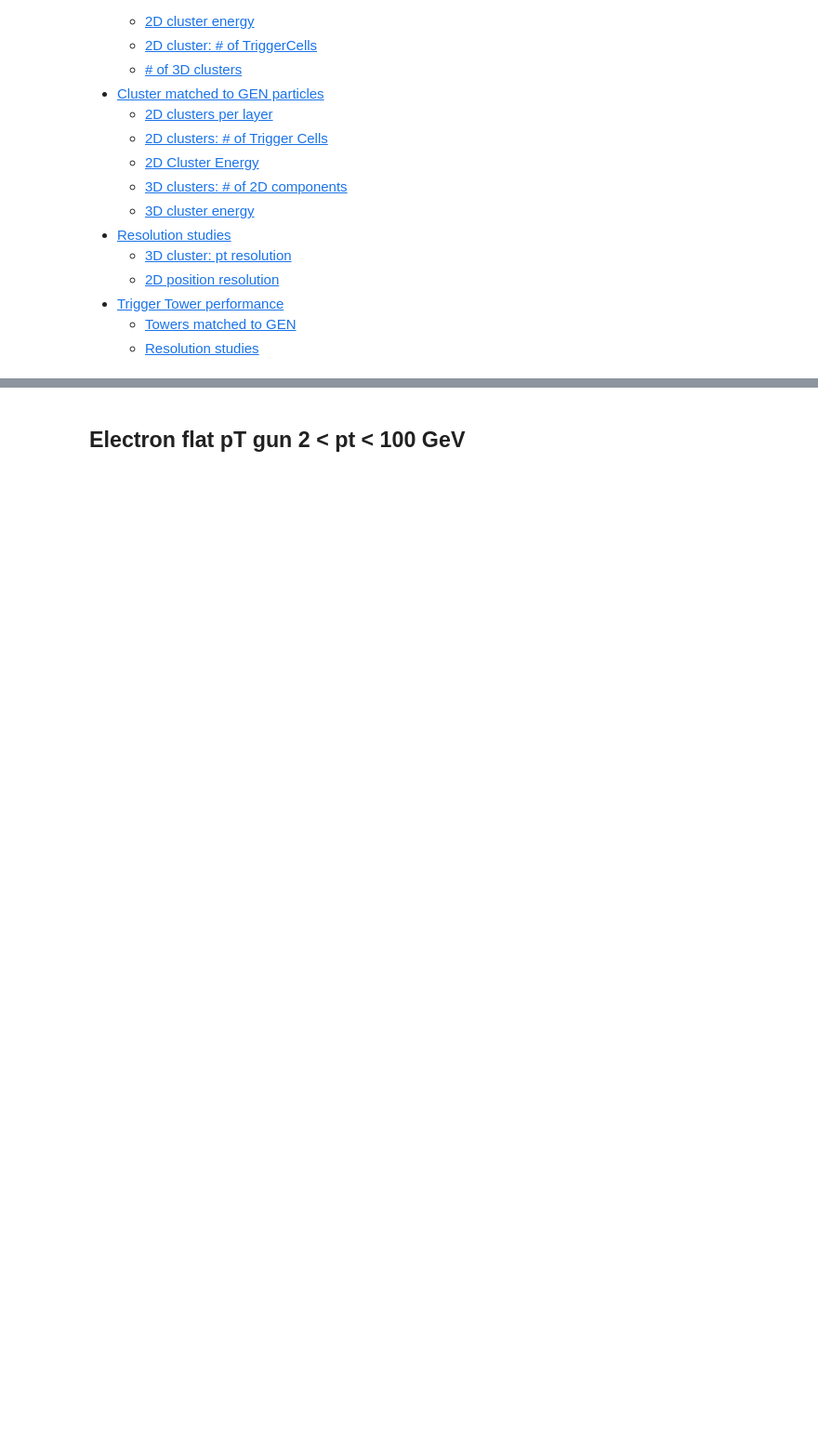
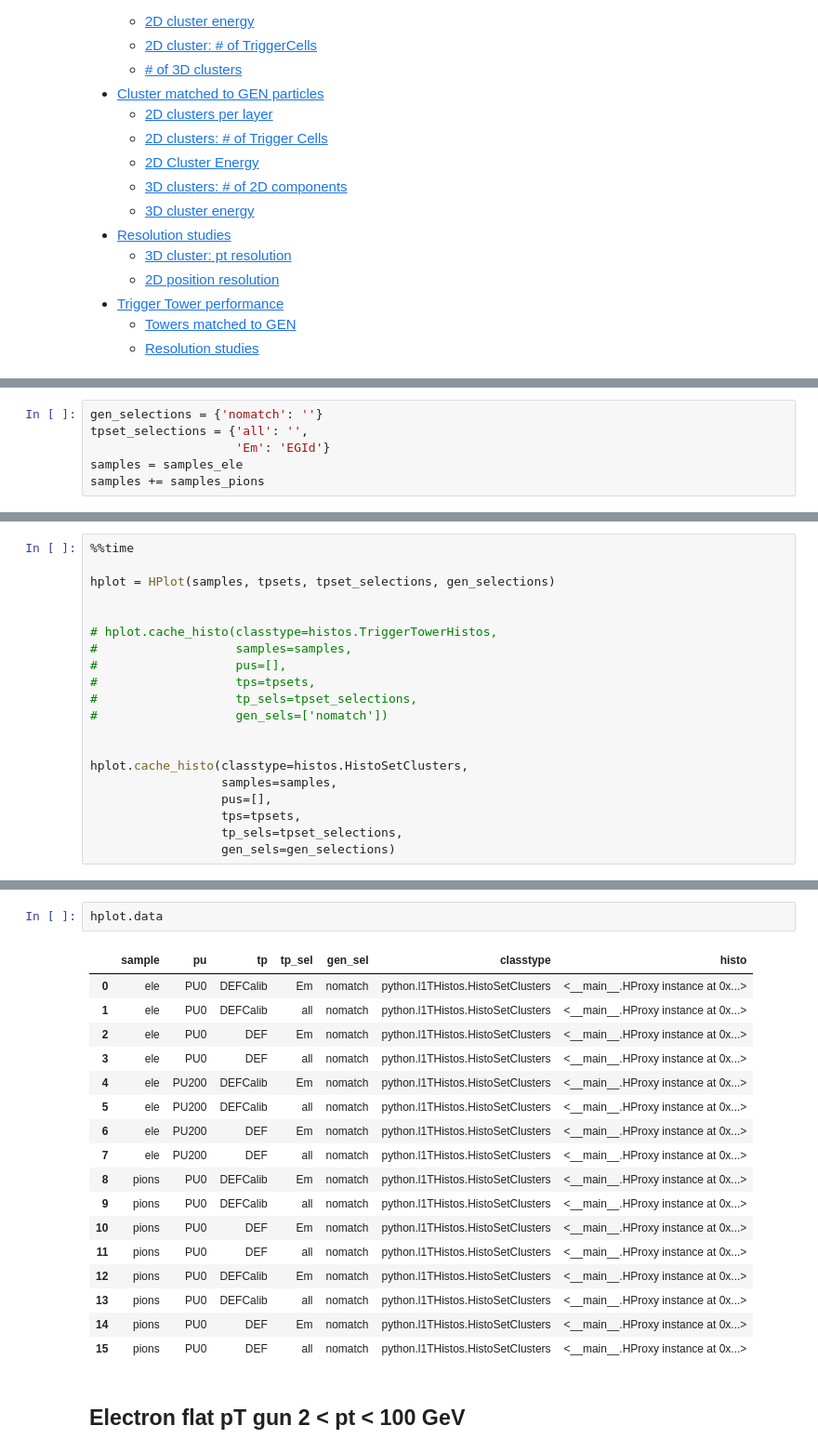
Before and after one commit to cerminar/ntuple-analysis, a Jupyter notebook: notebooks/plotter-notmatched-clusters.ipynb, the cells around one changed output, grey strips where cells are left out. Shown at 93% size. Saved outputs shown, nothing was run; the diff lists cells and outputs as text; blank space fills up the shorter version.

```diff
--- a/notebooks/plotter-notmatched-clusters.ipynb
+++ b/notebooks/plotter-notmatched-clusters.ipynb
@@ -364,0 +564,6 @@ Error in <TFile::TFile>: file ../plots1/histos_hadronGun_PU200_v38b.root does no
+# %%
+gen_selections = {'nomatch': ''}
+tpset_selections = {'all': '',
+                    'Em': 'EGId'}
+samples = samples_ele
+samples += samples_pions
@@ -364,0 +582,20 @@ Error in <TFile::TFile>: file ../plots1/histos_hadronGun_PU200_v38b.root does no
+# %%
+%%time
+
+hplot = HPlot(samples, tpsets, tpset_selections, gen_selections)
+
+
+# hplot.cache_histo(classtype=histos.TriggerTowerHistos,
+#                   samples=samples,
+#                   pus=[],
+#                   tps=tpsets,
+#                   tp_sels=tpset_selections,
+#                   gen_sels=['nomatch'])
+
+
+hplot.cache_histo(classtype=histos.HistoSetClusters,
+                  samples=samples,
+                  pus=[],
+                  tps=tpsets,
+                  tp_sels=tpset_selections,
+                  gen_sels=gen_selections)
@@ -365,2 +620,22 @@ Error in <TFile::TFile>: file ../plots1/histos_hadronGun_PU200_v38b.root does no
+# %%
+hplot.data
+# %% [output]
+|  | sample | pu | tp | tp_sel | gen_sel | classtype | histo |
+| 0 | ele | PU0 | DEFCalib | Em | nomatch | python.l1THistos.HistoSetClusters | <__main__.HProxy instance at 0x...> |
+| 1 | ele | PU0 | DEFCalib | all | nomatch | python.l1THistos.HistoSetClusters | <__main__.HProxy instance at 0x...> |
+| 2 | ele | PU0 | DEF | Em | nomatch | python.l1THistos.HistoSetClusters | <__main__.HProxy instance at 0x...> |
+| 3 | ele | PU0 | DEF | all | nomatch | python.l1THistos.HistoSetClusters | <__main__.HProxy instance at 0x...> |
+| 4 | ele | PU200 | DEFCalib | Em | nomatch | python.l1THistos.HistoSetClusters | <__main__.HProxy instance at 0x...> |
+| 5 | ele | PU200 | DEFCalib | all | nomatch | python.l1THistos.HistoSetClusters | <__main__.HProxy instance at 0x...> |
+| 6 | ele | PU200 | DEF | Em | nomatch | python.l1THistos.HistoSetClusters | <__main__.HProxy instance at 0x...> |
+| 7 | ele | PU200 | DEF | all | nomatch | python.l1THistos.HistoSetClusters | <__main__.HProxy instance at 0x...> |
+| 8 | pions | PU0 | DEFCalib | Em | nomatch | python.l1THistos.HistoSetClusters | <__main__.HProxy instance at 0x...> |
+| 9 | pions | PU0 | DEFCalib | all | nomatch | python.l1THistos.HistoSetClusters | <__main__.HProxy instance at 0x...> |
+| 10 | pions | PU0 | DEF | Em | nomatch | python.l1THistos.HistoSetClusters | <__main__.HProxy instance at 0x...> |
+| 11 | pions | PU0 | DEF | all | nomatch | python.l1THistos.HistoSetClusters | <__main__.HProxy instance at 0x...> |
+| 12 | pions | PU0 | DEFCalib | Em | nomatch | python.l1THistos.HistoSetClusters | <__main__.HProxy instance at 0x...> |
+| 13 | pions | PU0 | DEFCalib | all | nomatch | python.l1THistos.HistoSetClusters | <__main__.HProxy instance at 0x...> |
+| 14 | pions | PU0 | DEF | Em | nomatch | python.l1THistos.HistoSetClusters | <__main__.HProxy instance at 0x...> |
+| 15 | pions | PU0 | DEF | all | nomatch | python.l1THistos.HistoSetClusters | <__main__.HProxy instance at 0x...> |
 # %% [markdown]
 ## Electron flat pT gun 2 < pt < 100 GeV
```
Also changed, not shown: parts of 14 cells of this notebook.
